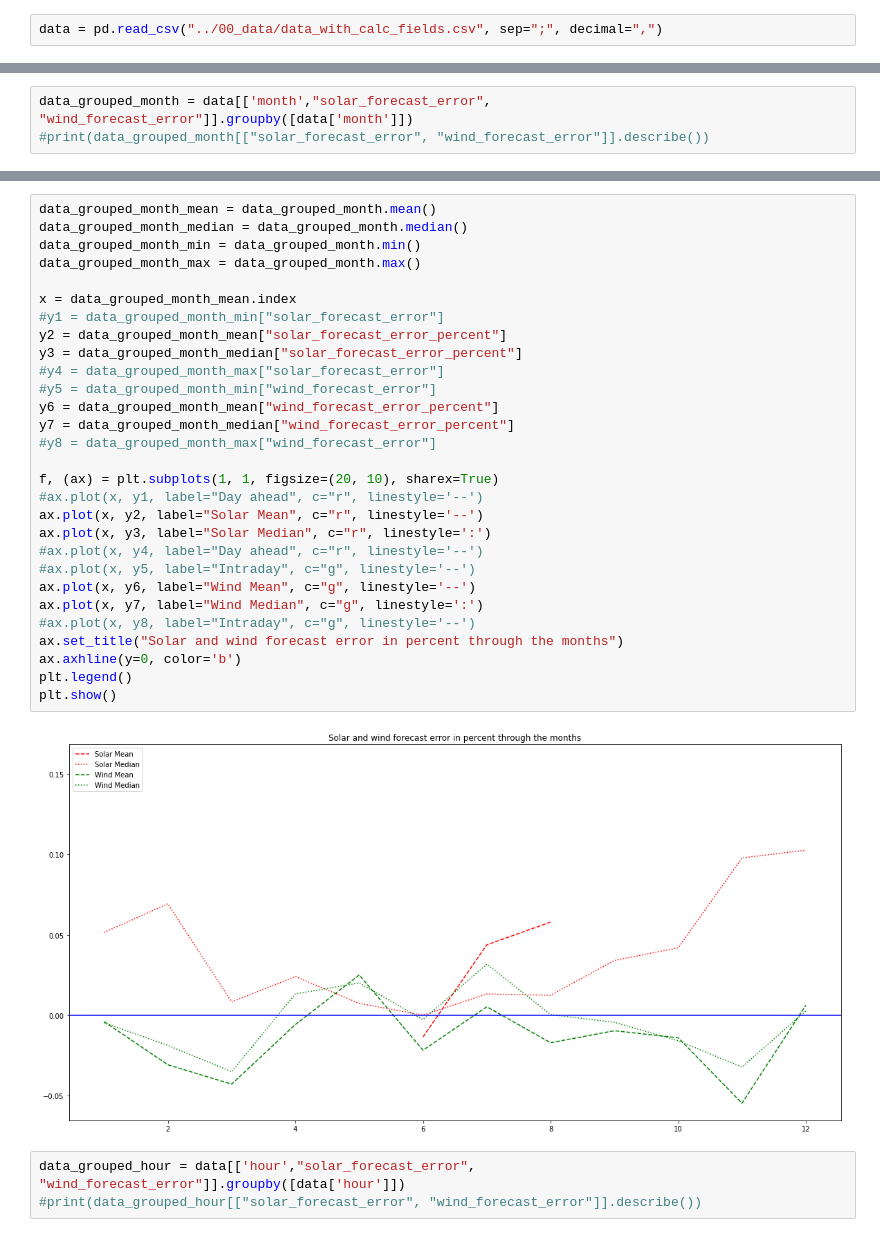
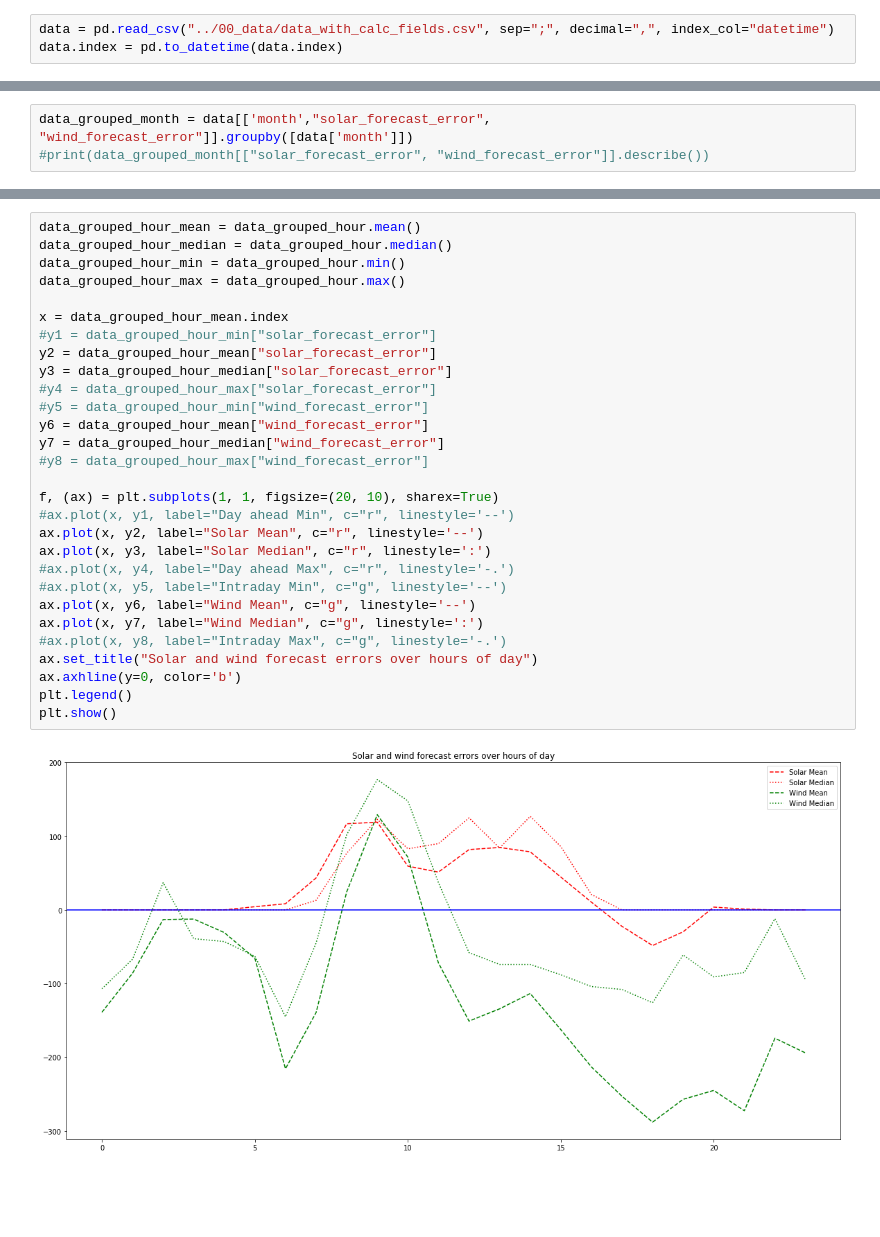
Before and after one commit to mauricepohl/pandas, a Jupyter notebook: 03_modeling/Development of forecast errors.ipynb, the cells around one changed output, grey strips where cells are left out. Saved outputs shown, nothing was run; the diff lists cells and outputs as text; blank space fills up the shorter version.

Commit message:
changed forecast error and pricediff calculation; changed datetime to index

```diff
--- a/03_modeling/Development of forecast errors.ipynb
+++ b/03_modeling/Development of forecast errors.ipynb
@@ -3,5 +3,6 @@ import pandas as pd
 import matplotlib.pyplot as plt
 import numpy as np
 # %%
-data = pd.read_csv("../00_data/data_with_calc_fields.csv", sep=";", decimal=",")
+data = pd.read_csv("../00_data/data_with_calc_fields.csv", sep=";", decimal=",", index_col="datetime")
+data.index = pd.to_datetime(data.index)
 # %%
@@ -82,34 +117,31 @@ month
 # %%
-data_grouped_month_mean = data_grouped_month.mean()
-data_grouped_month_median = data_grouped_month.median()
-data_grouped_month_min = data_grouped_month.min()
-data_grouped_month_max = data_grouped_month.max()
+data_grouped_hour_mean = data_grouped_hour.mean()
+data_grouped_hour_median = data_grouped_hour.median()
+data_grouped_hour_min = data_grouped_hour.min()
+data_grouped_hour_max = data_grouped_hour.max()
 
-x = data_grouped_month_mean.index
-#y1 = data_grouped_month_min["solar_forecast_error"]
-y2 = data_grouped_month_mean["solar_forecast_error_percent"]
-y3 = data_grouped_month_median["solar_forecast_error_percent"]
-#y4 = data_grouped_month_max["solar_forecast_error"]
-#y5 = data_grouped_month_min["wind_forecast_error"]
-y6 = data_grouped_month_mean["wind_forecast_error_percent"]
-y7 = data_grouped_month_median["wind_forecast_error_percent"]
-#y8 = data_grouped_month_max["wind_forecast_error"]
+x = data_grouped_hour_mean.index
+#y1 = data_grouped_hour_min["solar_forecast_error"]
+y2 = data_grouped_hour_mean["solar_forecast_error"]
+y3 = data_grouped_hour_median["solar_forecast_error"]
+#y4 = data_grouped_hour_max["solar_forecast_error"]
+#y5 = data_grouped_hour_min["wind_forecast_error"]
+y6 = data_grouped_hour_mean["wind_forecast_error"]
+y7 = data_grouped_hour_median["wind_forecast_error"]
+#y8 = data_grouped_hour_max["wind_forecast_error"]
 
 f, (ax) = plt.subplots(1, 1, figsize=(20, 10), sharex=True)
-#ax.plot(x, y1, label="Day ahead", c="r", linestyle='--')
+#ax.plot(x, y1, label="Day ahead Min", c="r", linestyle='--')
 ax.plot(x, y2, label="Solar Mean", c="r", linestyle='--')
 ax.plot(x, y3, label="Solar Median", c="r", linestyle=':')
-#ax.plot(x, y4, label="Day ahead", c="r", linestyle='--')
-#ax.plot(x, y5, label="Intraday", c="g", linestyle='--')
+#ax.plot(x, y4, label="Day ahead Max", c="r", linestyle='-.')
+#ax.plot(x, y5, label="Intraday Min", c="g", linestyle='--')
 ax.plot(x, y6, label="Wind Mean", c="g", linestyle='--')
 ax.plot(x, y7, label="Wind Median", c="g", linestyle=':')
-#ax.plot(x, y8, label="Intraday", c="g", linestyle='--')
-ax.set_title("Solar and wind forecast error in percent through the months")
+#ax.plot(x, y8, label="Intraday Max", c="g", linestyle='-.')
+ax.set_title("Solar and wind forecast errors over hours of day")
 ax.axhline(y=0, color='b')
 plt.legend()
 plt.show()
 # %% [output]
-[figure, old version]
+[figure, new version]
-# %%
-data_grouped_hour = data[['hour',"solar_forecast_error", "wind_forecast_error"]].groupby([data['hour']])
-#print(data_grouped_hour[["solar_forecast_error", "wind_forecast_error"]].describe())
```
Also changed, not shown: parts of 8 cells of this notebook, 10 other files.
